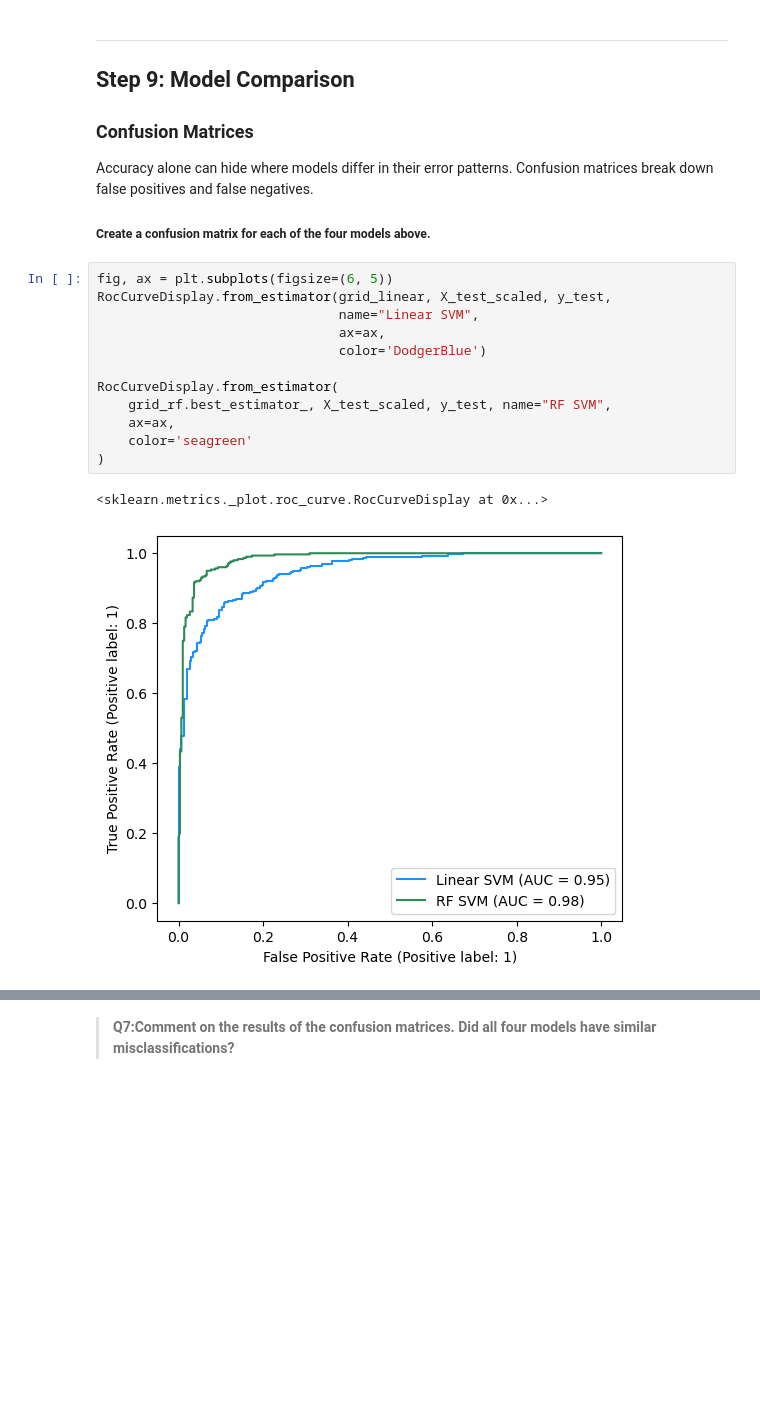
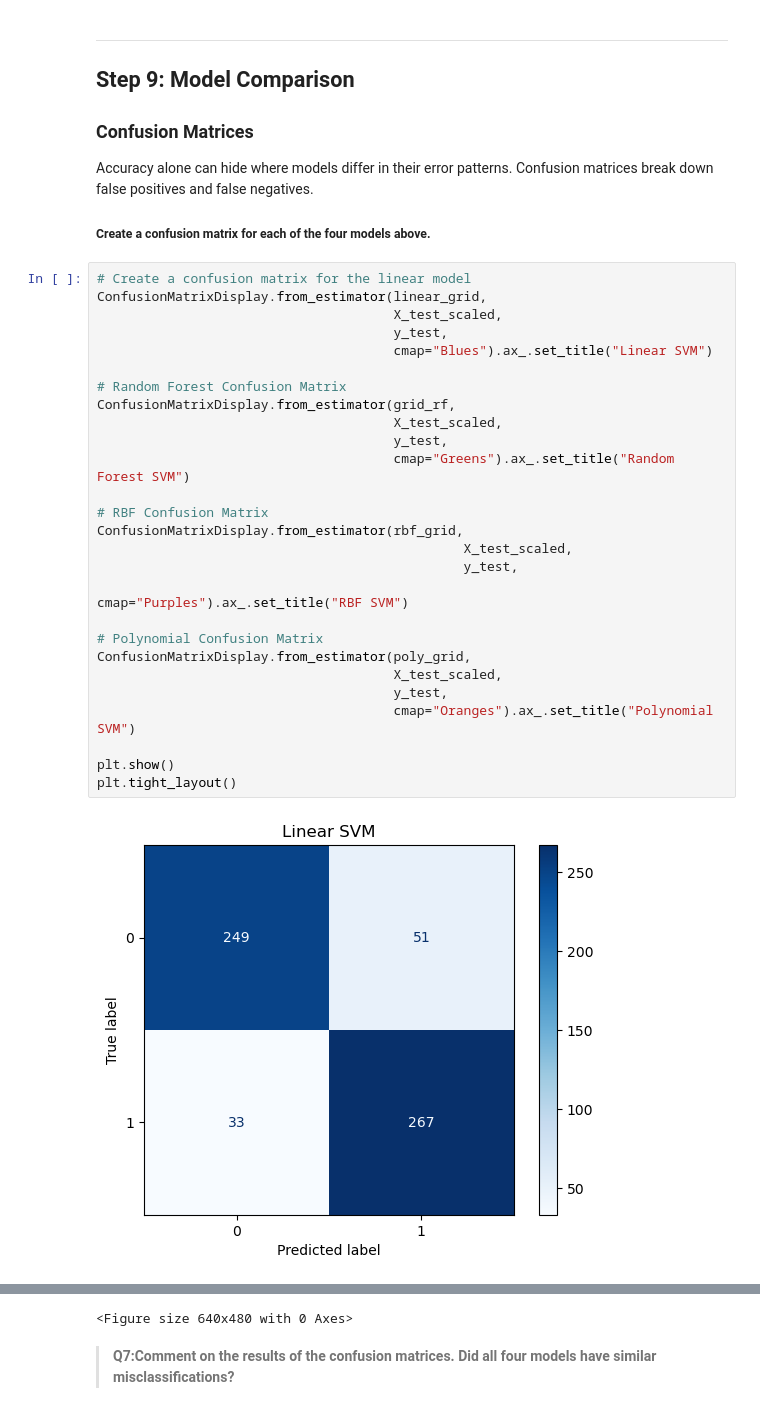
Before and after one commit to mmorenorolon/eds232-labs, a Jupyter notebook: week8/lab8.ipynb, the cells around one changed output, grey strips where cells are left out. Drawn from its saved outputs; the diff is of its cells as text; blank space fills up the shorter version.

```diff
--- a/week8/lab8.ipynb
+++ b/week8/lab8.ipynb
@@ -378,18 +499,32 @@ plt.show()
 Accuracy alone can hide where models differ in their error patterns. Confusion matrices break down false positives and false negatives.
 
 ##### Create a confusion matrix for each of the four models above.
-# %%
-fig, ax = plt.subplots(figsize=(6, 5))
-RocCurveDisplay.from_estimator(grid_linear, X_test_scaled, y_test,
-                               name="Linear SVM",
-                               ax=ax,
-                               color='DodgerBlue')
-
-RocCurveDisplay.from_estimator(
-    grid_rf.best_estimator_, X_test_scaled, y_test, name="RF SVM",
-    ax=ax,
-    color='seagreen'
-)
-# %% [output]
-<sklearn.metrics._plot.roc_curve.RocCurveDisplay at 0x...>
-[figure, removed]
+# %%
+# Create a confusion matrix for the linear model
+ConfusionMatrixDisplay.from_estimator(linear_grid,
+                                      X_test_scaled,
+                                      y_test,
+                                      cmap="Blues").ax_.set_title("Linear SVM")
+
+# Random Forest Confusion Matrix
+ConfusionMatrixDisplay.from_estimator(grid_rf,
+                                      X_test_scaled,
+                                      y_test,
+                                      cmap="Greens").ax_.set_title("Random Forest SVM")
+
+# RBF Confusion Matrix
+ConfusionMatrixDisplay.from_estimator(rbf_grid,
+                                               X_test_scaled,
+                                               y_test,
+                                               cmap="Purples").ax_.set_title("RBF SVM")
+
+# Polynomial Confusion Matrix
+ConfusionMatrixDisplay.from_estimator(poly_grid,
+                                      X_test_scaled,
+                                      y_test,
+                                      cmap="Oranges").ax_.set_title("Polynomial SVM")
+
+plt.show()
+plt.tight_layout()
+# %% [output]
+[figure, added]
@@ -396,2 +534,3 @@ RocCurveDisplay.from_estimator(
+<Figure size 640x480 with 0 Axes>
 # %% [markdown]
 >**Q7:Comment on the results of the confusion matrices. Did all four models have similar misclassifications?**
```
Also changed, not shown: parts of 28 cells of this notebook.
